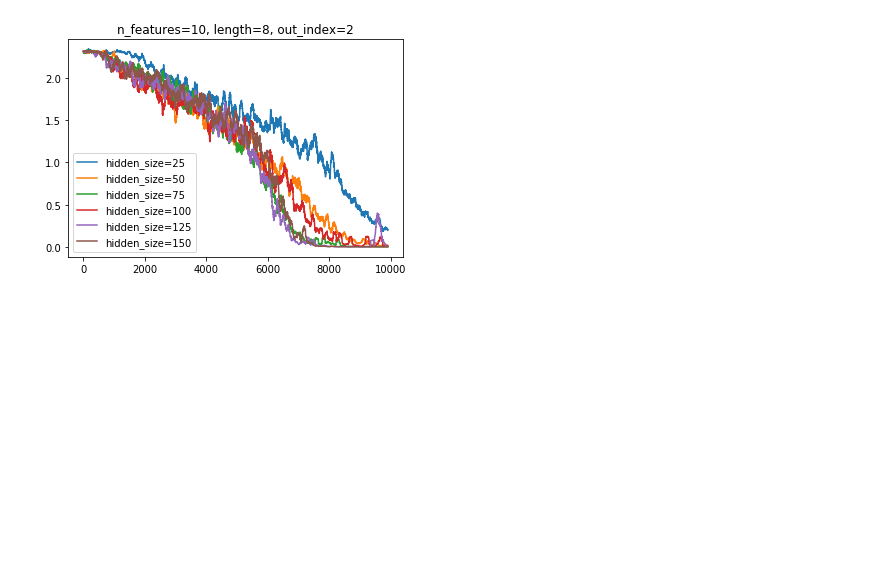
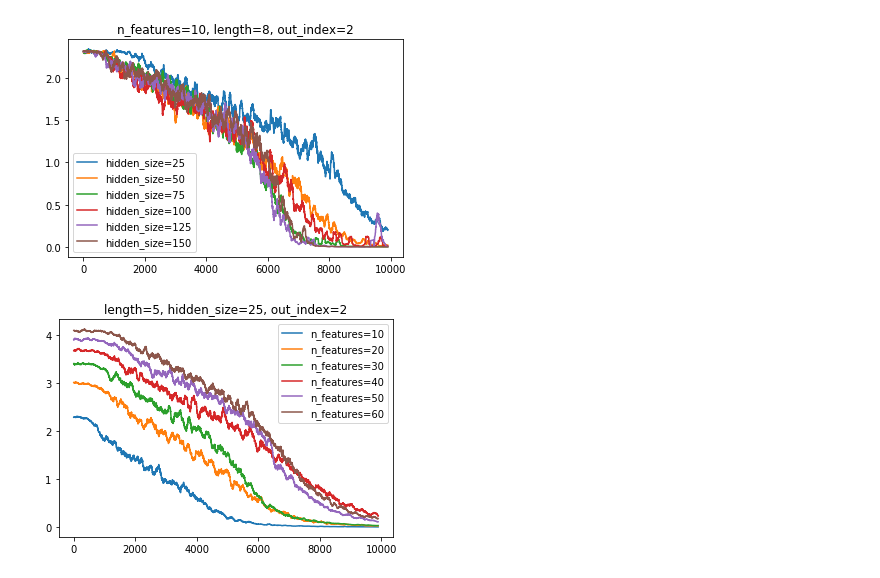
Before and after one commit to aidiary/pytorch-examples, a Jupyter notebook: 180810-echo-sequence-prediction.ipynb, the cells around one changed output. Drawn from its saved outputs; the diff is of its cells as text; code cells hidden in the pictures; blank space fills up the shorter version.

```diff
--- a/180810-echo-sequence-prediction.ipynb
+++ b/180810-echo-sequence-prediction.ipynb
@@ -444,3 +444,45 @@ for hidden_size in range(25, 151, 25):
     plt.legend()
 # %% [output]
 [figure]
+# %%
+# model
+length = 5
+hidden_size = 25
+out_index = 2
+
+for n_features in range(10, 61, 10):
+    model = EchoSequencePredictionModel(n_features, hidden_size, n_features).to(device)
+    criterion = nn.NLLLoss()
+    optimizer = optim.Adam(model.parameters(), lr=0.001)
+
+    losses = []
+
+    # training
+    for i in range(10000):
+        # 系列データを1つ生成
+        X, y = generate_example(length, n_features, out_index)
+
+        # 系列を1つ入力してパラメータ更新したら勾配はリセット
+        model.zero_grad()
+
+        # 新しい系列を入力するたびに隠れ状態（hとc）はリセット
+        # LSTMのパラメータは更新されたまま残る
+        h0, c0 = model.init_hidden()
+
+        # 系列を入力して出力系列を求める
+        # output: (seq_len, batch, hidden_size)
+        output, (h, c) = model(X, h0, c0)
+
+        # many-to-oneのタスクなので出力系列の最後の要素のみ使う
+        loss = criterion(output[-1], y)
+        losses.append(loss.item())
+
+        loss.backward()
+        optimizer.step()
+
+    losses = moving_average(losses, 100)
+    plt.title('length=%d, hidden_size=%d, out_index=%d' % (length, hidden_size, out_index))
+    plt.plot(losses, label='n_features=%d' % n_features)
+    plt.legend()
+# %% [output]
+[figure, added]
```
